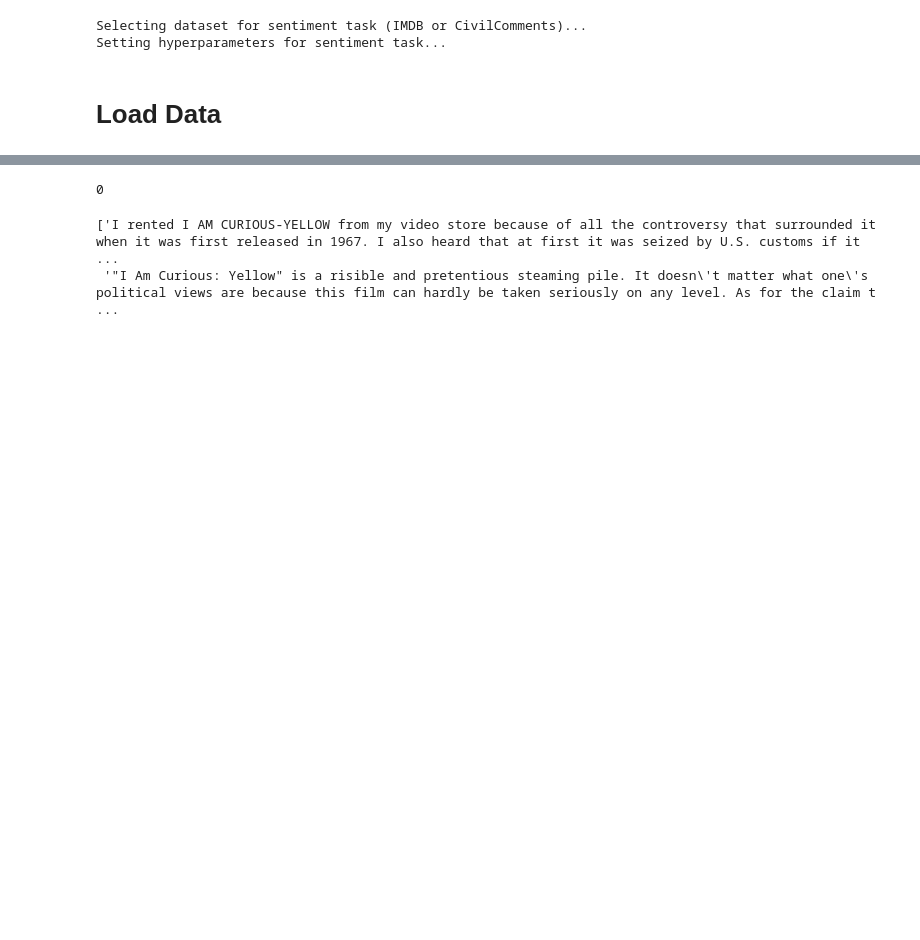
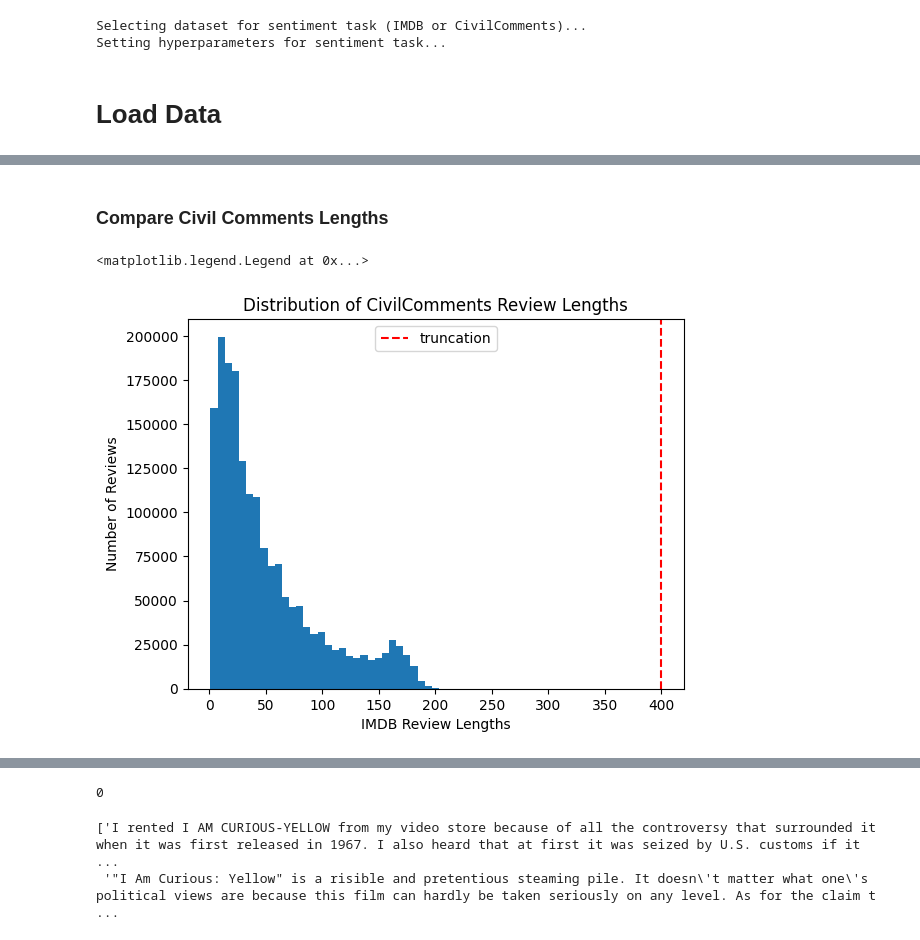
Before and after one commit to danielfrees/causalign, a Jupyter notebook: notebooks/sentiment.ipynb, the cells around one changed output, grey strips where cells are left out. Saved outputs shown, nothing was run; the diff lists cells and outputs as text; code cells hidden in the pictures; blank space fills up the shorter version.

Commit message:
reorg causalsent, setup civilcomments exp

```diff
--- a/notebooks/sentiment.ipynb
+++ b/notebooks/sentiment.ipynb
@@ -52,0 +76,17 @@ imdb_train['text'][0:2]
+# %% [markdown]
+### Compare Civil Comments Lengths
+# %%
+# plot distribution of text lengths in imdb_train
+# add cutoff at 150 words labeled "truncation"
+civil_train = load_civil_comments_data(split = "train")
+civil_train = pd.DataFrame(civil_train)
+text_lengths = civil_train['text'].apply(lambda x: len(x.split()))
+plt.axvline(400, color='red', linestyle='--', label='truncation')
+plt.hist(text_lengths, bins=50)
+plt.xlabel('IMDB Review Lengths')
+plt.ylabel('Number of Reviews')
+plt.title('Distribution of CivilComments Review Lengths')
+plt.legend()
+# %% [output]
+<matplotlib.legend.Legend at 0x...>
+[figure, added]
```
Also changed, not shown: parts of 10 cells of this notebook, 41 other files.
